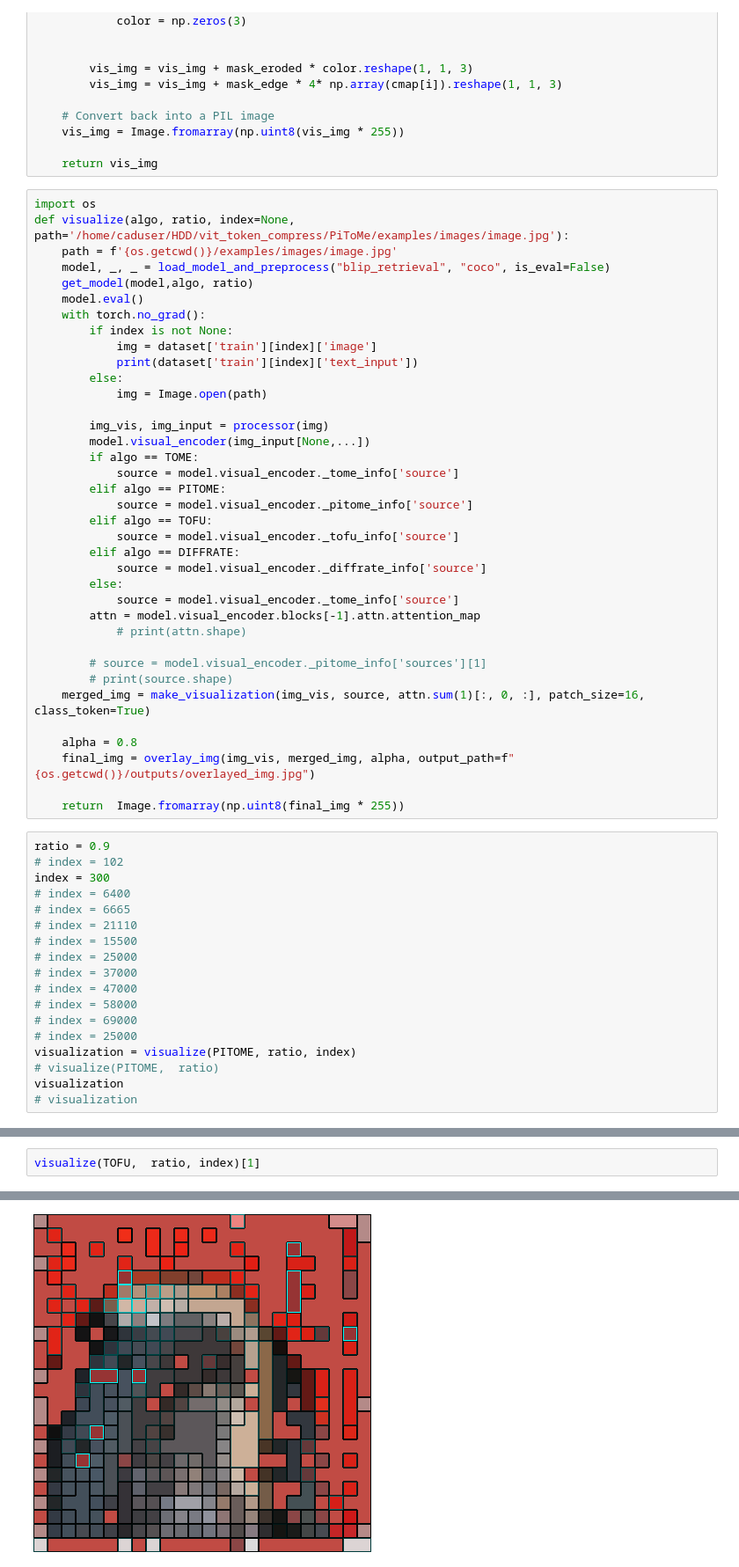
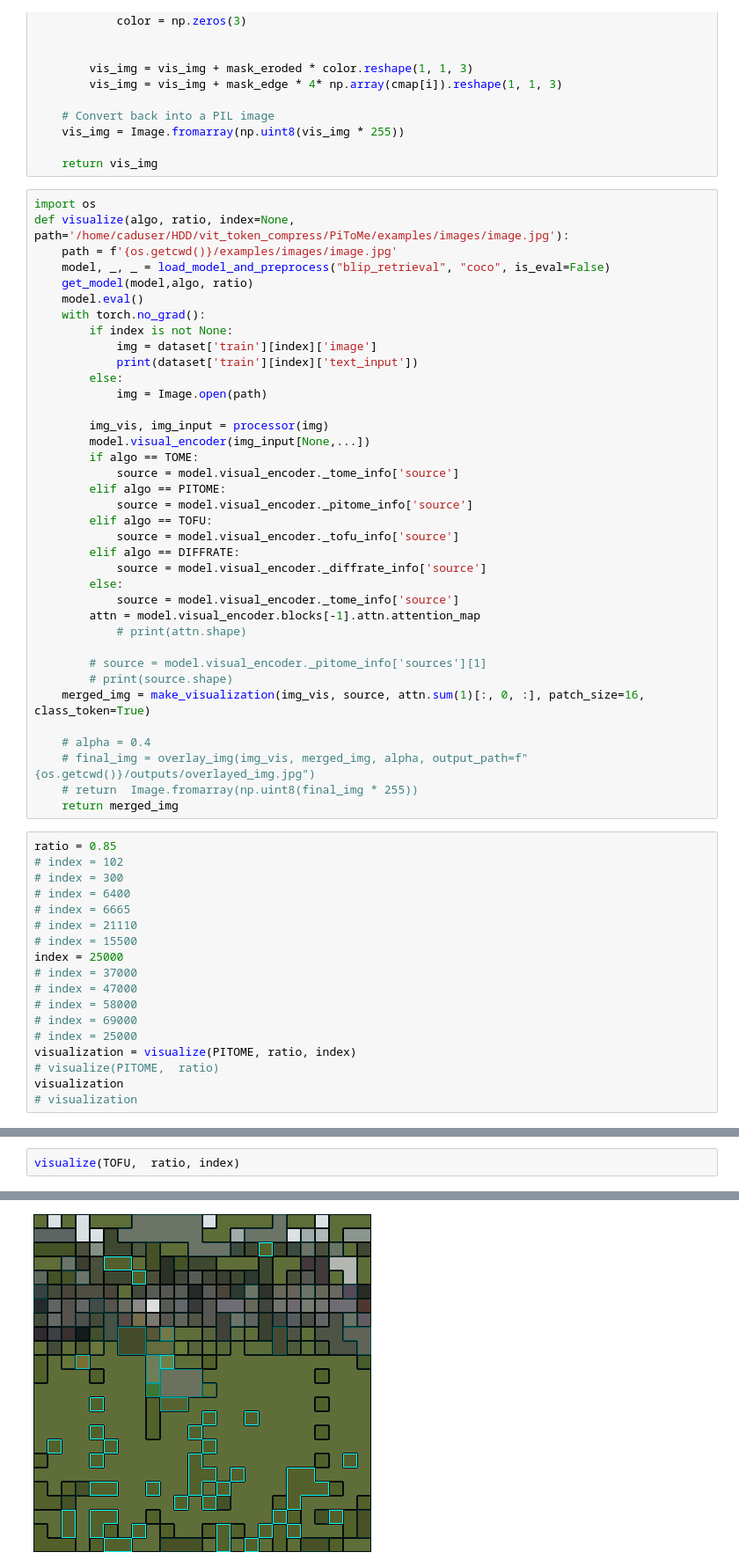
Before and after one commit to hchautran/PiToMe, a Jupyter notebook: notebooks/vis.ipynb, the cells around one changed output, grey strips where cells are left out. Shown at 88% size. Saved outputs shown, nothing was run; the diff lists cells and outputs as text.

```diff
--- a/notebooks/vis.ipynb
+++ b/notebooks/vis.ipynb
@@ -238,19 +238,19 @@ def visualize(algo, ratio, index=None, path='/home/caduser/HDD/vit_token_compres
         # print(source.shape)
     merged_img = make_visualization(img_vis, source, attn.sum(1)[:, 0, :], patch_size=16, class_token=True)
 
-    alpha = 0.8
-    final_img = overlay_img(img_vis, merged_img, alpha, output_path=f"{os.getcwd()}/outputs/overlayed_img.jpg")
-
-    return  Image.fromarray(np.uint8(final_img * 255))
+    # alpha = 0.4
+    # final_img = overlay_img(img_vis, merged_img, alpha, output_path=f"{os.getcwd()}/outputs/overlayed_img.jpg")
+    # return  Image.fromarray(np.uint8(final_img * 255))
+    return merged_img
 # %%
-ratio = 0.9
+ratio = 0.85
 # index = 102
-index = 300
+# index = 300
 # index = 6400
 # index = 6665
 # index = 21110
 # index = 15500
-# index = 25000
+index = 25000
 # index = 37000
 # index = 47000
 # index = 58000
@@ -272,5 +282,5 @@ num_group 184
 # %%
-visualize(TOFU,  ratio, index)[1]
+visualize(TOFU,  ratio, index)
 # %% [output]
 using tofu
 using tofu
@@ -279,2 +289,2 @@ num_group 184
-[figure, old version]
+[figure, new version]
 # %%
```
Also changed, not shown: parts of 5 cells of this notebook, 1 other file.
